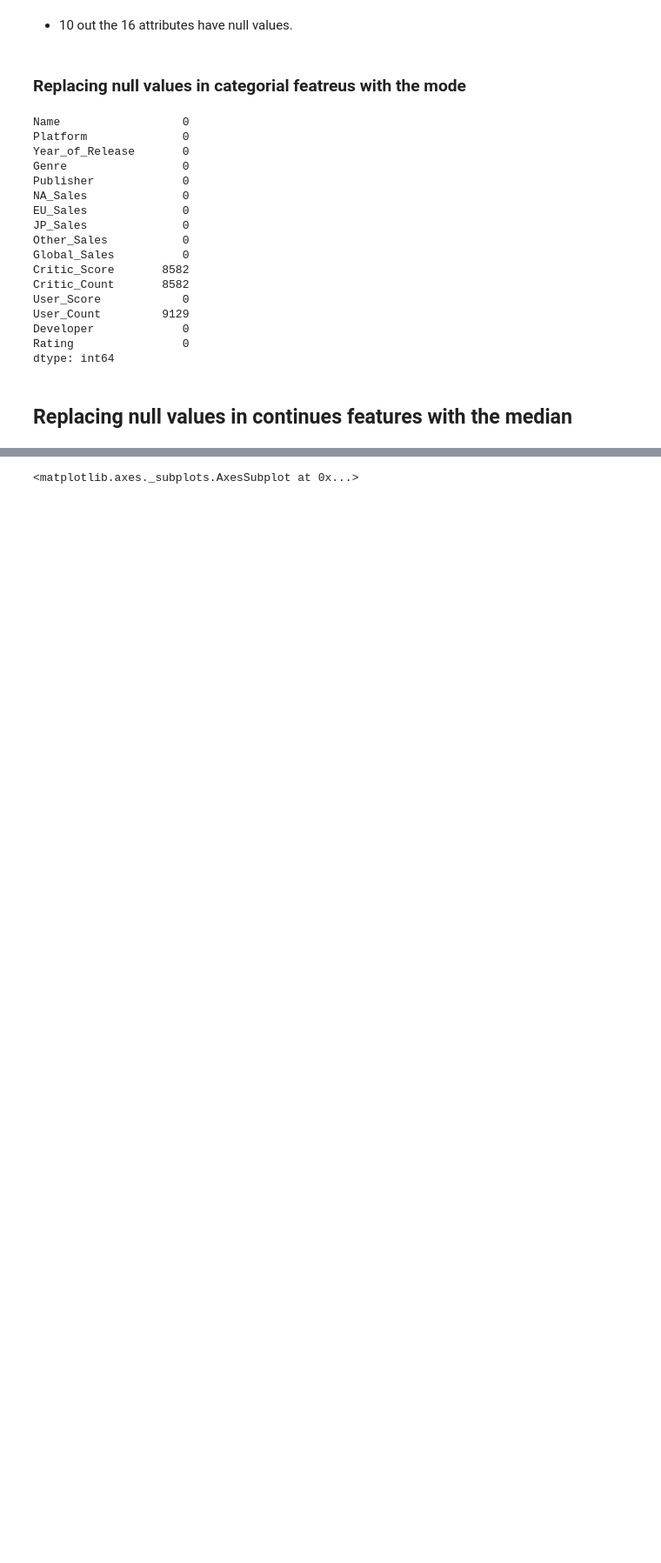
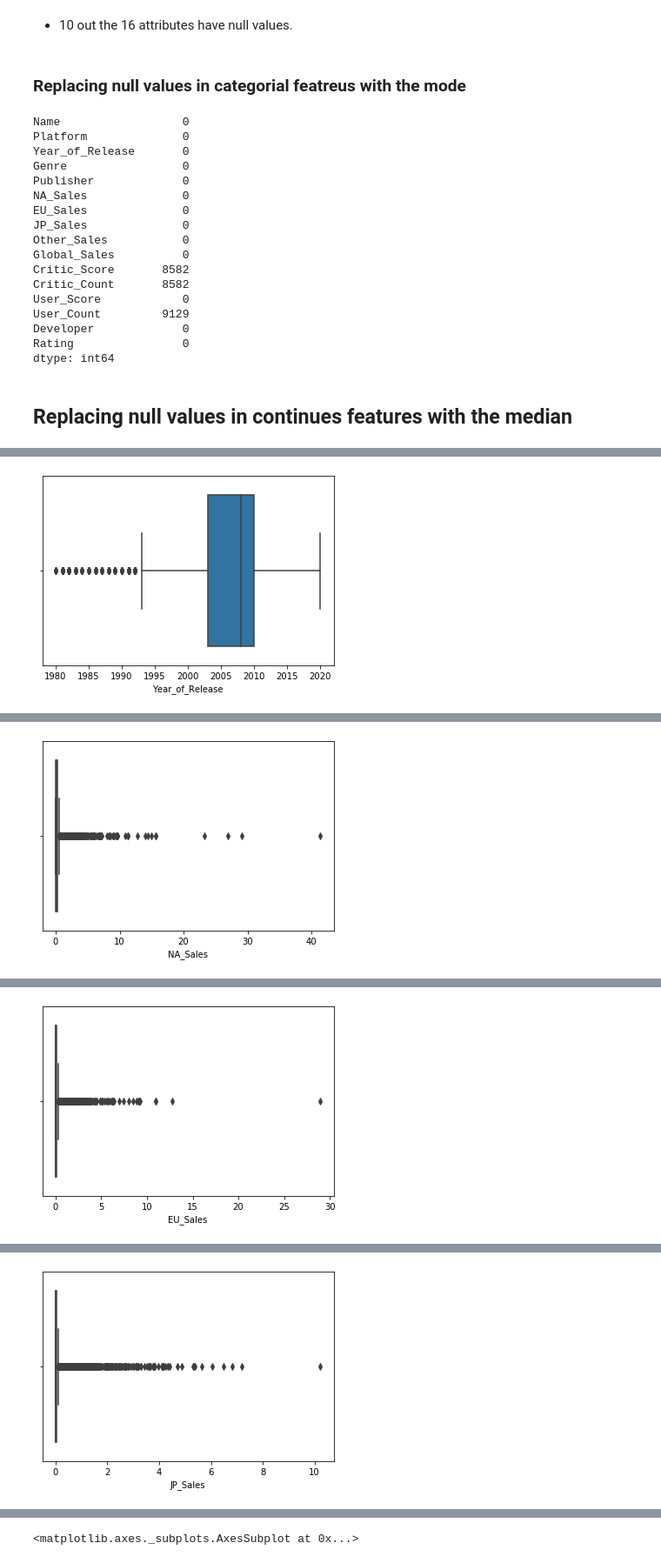
Before and after one commit to Cristinamulas/linear_regresion, a Jupyter notebook: Frist Notebook.ipynb, the cells around one changed output, grey strips where cells are left out. Shown at 87% size. Drawn from its saved outputs; the diff is of its cells as text; code cells hidden in the pictures; blank space fills up the shorter version.

```diff
--- a/Frist Notebook.ipynb
+++ b/Frist Notebook.ipynb
@@ -180,0 +222,8 @@ dtype: int64
+# %%
+## exploring the distributions of cotinues features
+for col in df.columns:
+    if df[col].dtype == 'float64':
+#         print(col)
+        sns.boxplot(x=df[col])
+        plt.show()
+# %% [output]
@@ -180,0 +231 @@ dtype: int64
+[figure, added]
@@ -180,0 +233 @@ dtype: int64
+[figure, added]
@@ -180,0 +235 @@ dtype: int64
+[figure, added]
@@ -180,0 +237 @@ dtype: int64
+[figure, added]
```
Also changed, not shown: parts of 16 cells of this notebook.
